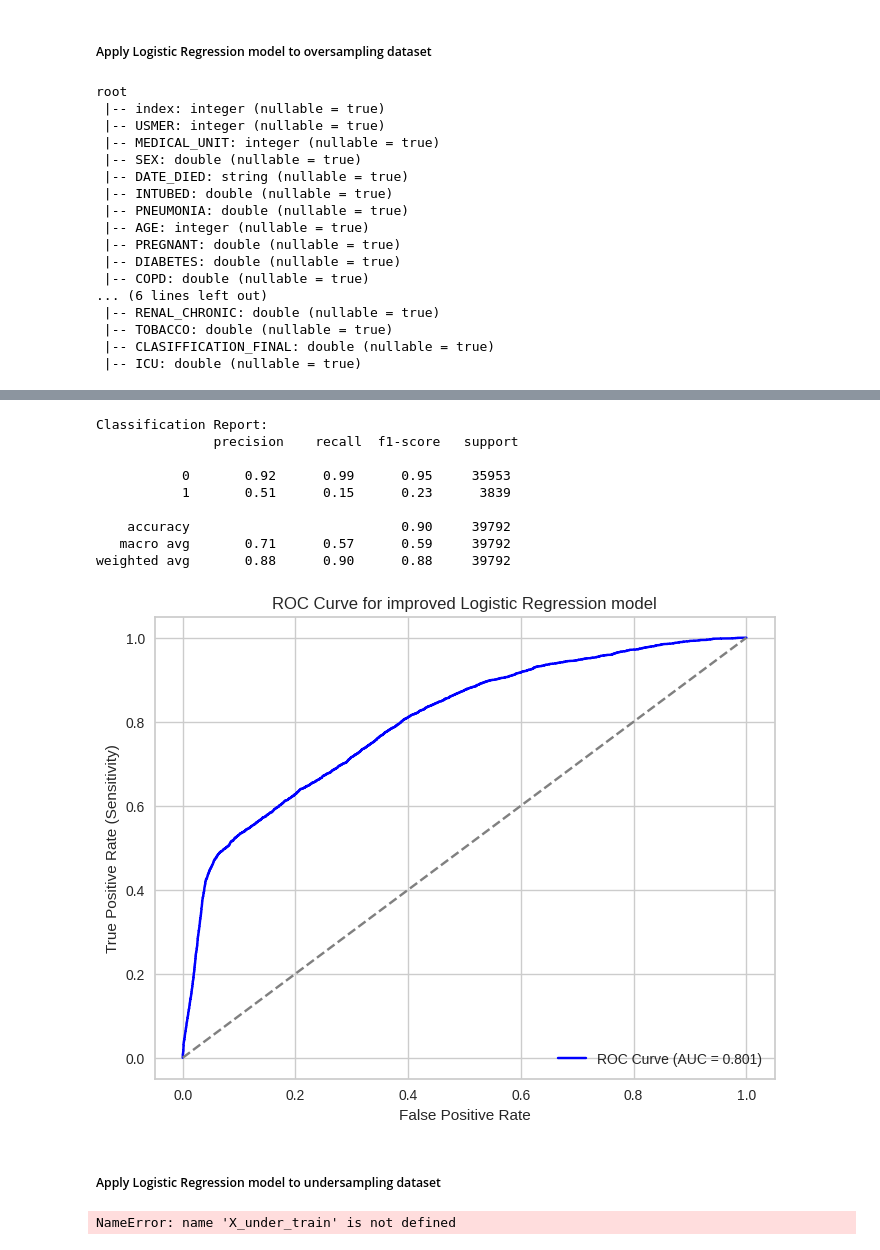
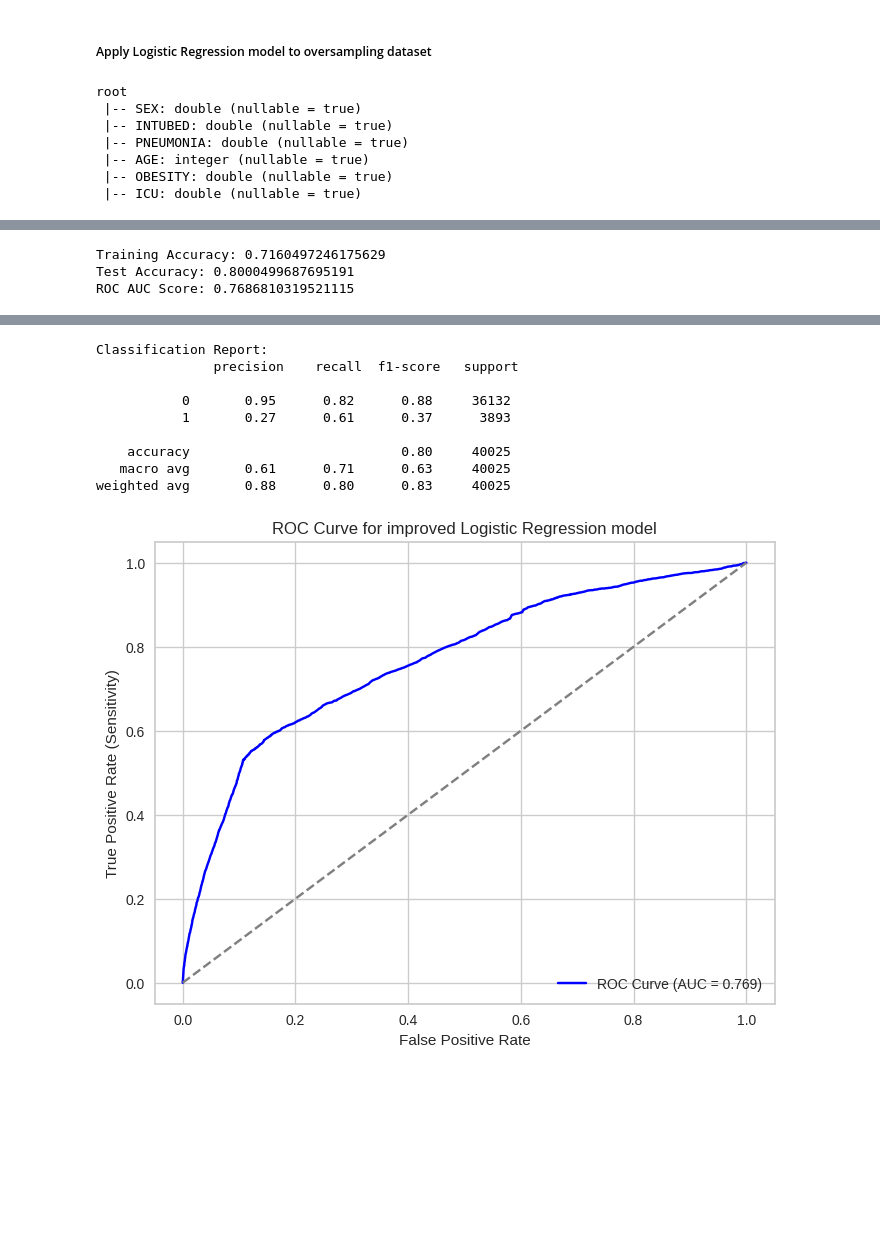
Before and after one commit to linhmai1609/CO7093_Big-Data_Coursework, a Jupyter notebook: logistic_regression_model_pyspark.ipynb, the cells around one changed output, grey strips where cells are left out. Saved outputs shown, nothing was run; the diff lists cells and outputs as text; code cells hidden in the pictures; blank space fills up the shorter version.

Commit message:
Add over/under sampling

```diff
--- a/logistic_regression_model_pyspark.ipynb
+++ b/logistic_regression_model_pyspark.ipynb
@@ -192,5 +187,5 @@ analytics_df = md.cleanDataForModeling(analytics_df)
 # %% [markdown]
 ##### Apply Logistic Regression model with PySpark to dataset
 # %%
-mdp.trainAndTestImprovedModel(DATA_PATH='data/Dataset_revised_pyspark.csv')
+mdp.trainAndTestImprovedModel(DATA_PATH='data/Dataset_revised_pyspark.csv', sampling=None)
 # %% [output]
@@ -232,22 +222,12 @@ weighted avg       0.88      0.90      0.87     40025
 # %% [markdown]
 ##### Apply Logistic Regression model to oversampling dataset
 # %%
-mdp.trainAndTestImprovedModel(DATA_PATH='data/Dataset_revised_new.csv')
+mdp.trainAndTestImprovedModel(DATA_PATH='data/Dataset_revised_pyspark.csv', sampling='oversampling')
 # %% [output]
 root
- |-- index: integer (nullable = true)
- |-- USMER: integer (nullable = true)
- |-- MEDICAL_UNIT: integer (nullable = true)
  |-- SEX: double (nullable = true)
- |-- DATE_DIED: string (nullable = true)
  |-- INTUBED: double (nullable = true)
  |-- PNEUMONIA: double (nullable = true)
  |-- AGE: integer (nullable = true)
- |-- PREGNANT: double (nullable = true)
- |-- DIABETES: double (nullable = true)
- |-- COPD: double (nullable = true)
-... (6 lines left out)
- |-- RENAL_CHRONIC: double (nullable = true)
- |-- TOBACCO: double (nullable = true)
- |-- CLASIFFICATION_FINAL: double (nullable = true)
+ |-- OBESITY: double (nullable = true)
  |-- ICU: double (nullable = true)
@@ -266,0 +251,3 @@ ROC AUC Score: 0.8005691629459192
+Training Accuracy: 0.7160497246175629
+Test Accuracy: 0.8000499687695191
+ROC AUC Score: 0.7686810319521115
@@ -268,27 +255,10 @@ ROC AUC Score: 0.8005691629459192
-Classification Report:
-               precision    recall  f1-score   support
-
-           0       0.92      0.99      0.95     35953
-           1       0.51      0.15      0.23      3839
-
-    accuracy                           0.90     39792
-   macro avg       0.71      0.57      0.59     39792
-weighted avg       0.88      0.90      0.88     39792
+Classification Report:
+               precision    recall  f1-score   support
+
+           0       0.95      0.82      0.88     36132
+           1       0.27      0.61      0.37      3893
+
+    accuracy                           0.80     40025
+   macro avg       0.61      0.71      0.63     40025
+weighted avg       0.88      0.80      0.83     40025
-[figure, old version]
+[figure, new version]
-# %% [markdown]
-##### Apply Logistic Regression model to undersampling dataset
-# %%
-train_df = pd.DataFrame(X_under_train, columns=analytics_df.columns)
-y_series = pd.Series(y_under_train)
-train_df['ICU'] = y_series.values
-ah.plot_multiple_metrics(df=train_df, columns=train_df.columns, figsize=(20, 20))
-
-test_df = pd.DataFrame(X_under_test, columns=analytics_df.columns)
-y_series = pd.Series(y_under_test)
-test_df['ICU'] = y_series.values
-ah.plot_multiple_metrics(df=test_df, columns=train_df.columns, figsize=(20, 20))
-
-
-mdp.trainAndTestImprovedModel(train_df=train_df, test_df=test_df)
-# %% [output]
-NameError: name 'X_under_train' is not defined
```
Also changed, not shown: parts of 16 cells of this notebook, 1 other file.
